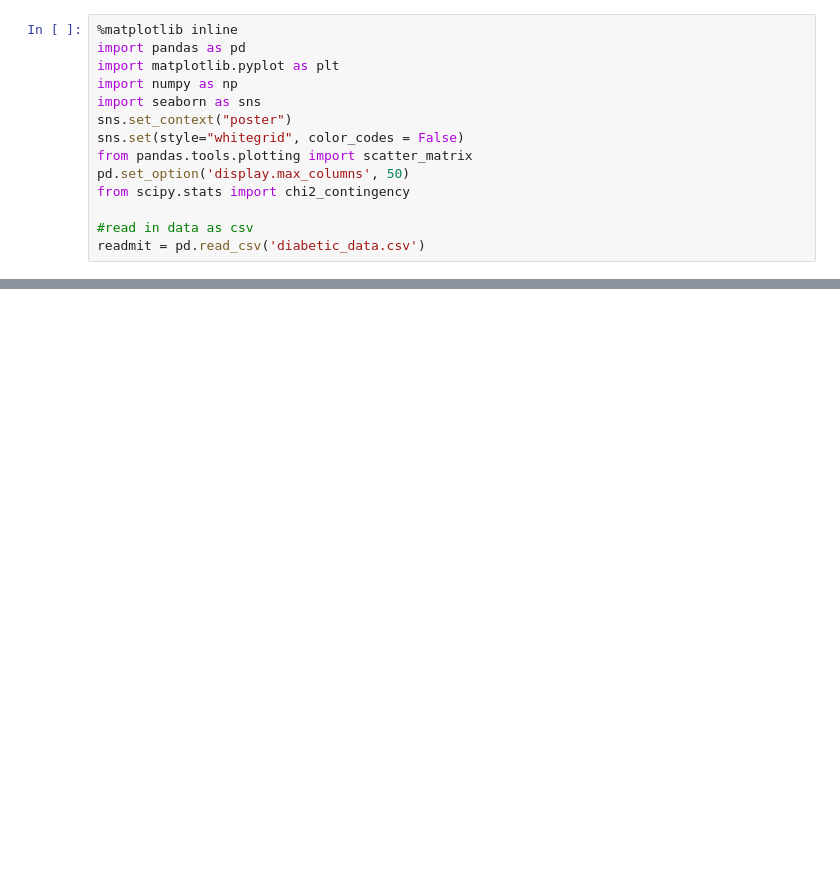
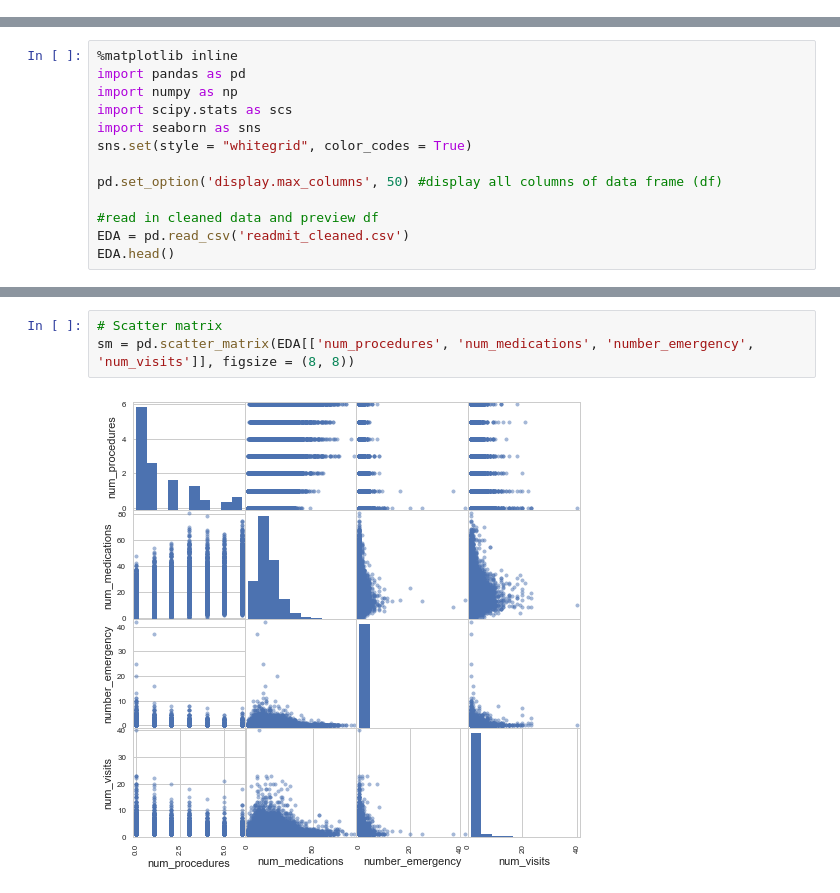
Before and after one commit to AOlden/sb-projects, a Jupyter notebook: diabetes_readmission/exploratory_analysis_diabetes_readmission.ipynb, the cells around one changed output, grey strips where cells are left out. Saved outputs shown, nothing was run; the diff lists cells and outputs as text; blank space fills up the shorter version.

Commit message:
added feature for no. of visits

```diff
--- a/diabetes_readmission/exploratory_analysis_diabetes_readmission.ipynb
+++ b/diabetes_readmission/exploratory_analysis_diabetes_readmission.ipynb
@@ -1,14 +0,0 @@
-# %%
-%matplotlib inline
-import pandas as pd
-import matplotlib.pyplot as plt
-import numpy as np
-import seaborn as sns
-sns.set_context("poster")
-sns.set(style="whitegrid", color_codes = False)
-from pandas.tools.plotting import scatter_matrix
-pd.set_option('display.max_columns', 50)
-from scipy.stats import chi2_contingency
-
-#read in data as csv
-readmit = pd.read_csv('diabetic_data.csv')
@@ -182,0 +9,13 @@ ready.to_csv('readmit_for_trees.csv')
+# %%
+%matplotlib inline
+import pandas as pd
+import numpy as np
+import scipy.stats as scs
+import seaborn as sns
+sns.set(style = "whitegrid", color_codes = True)
+
+pd.set_option('display.max_columns', 50) #display all columns of data frame (df)
+
+#read in cleaned data and preview df
+EDA = pd.read_csv('readmit_cleaned.csv')
+EDA.head()
@@ -182,0 +49,5 @@ ready.to_csv('readmit_for_trees.csv')
+# %%
+# Scatter matrix
+sm = pd.scatter_matrix(EDA[['num_procedures', 'num_medications', 'number_emergency', 'num_visits']], figsize = (8, 8))
+# %% [output]
+[figure, added]
```
Also changed, not shown: parts of 40 cells of this notebook.
